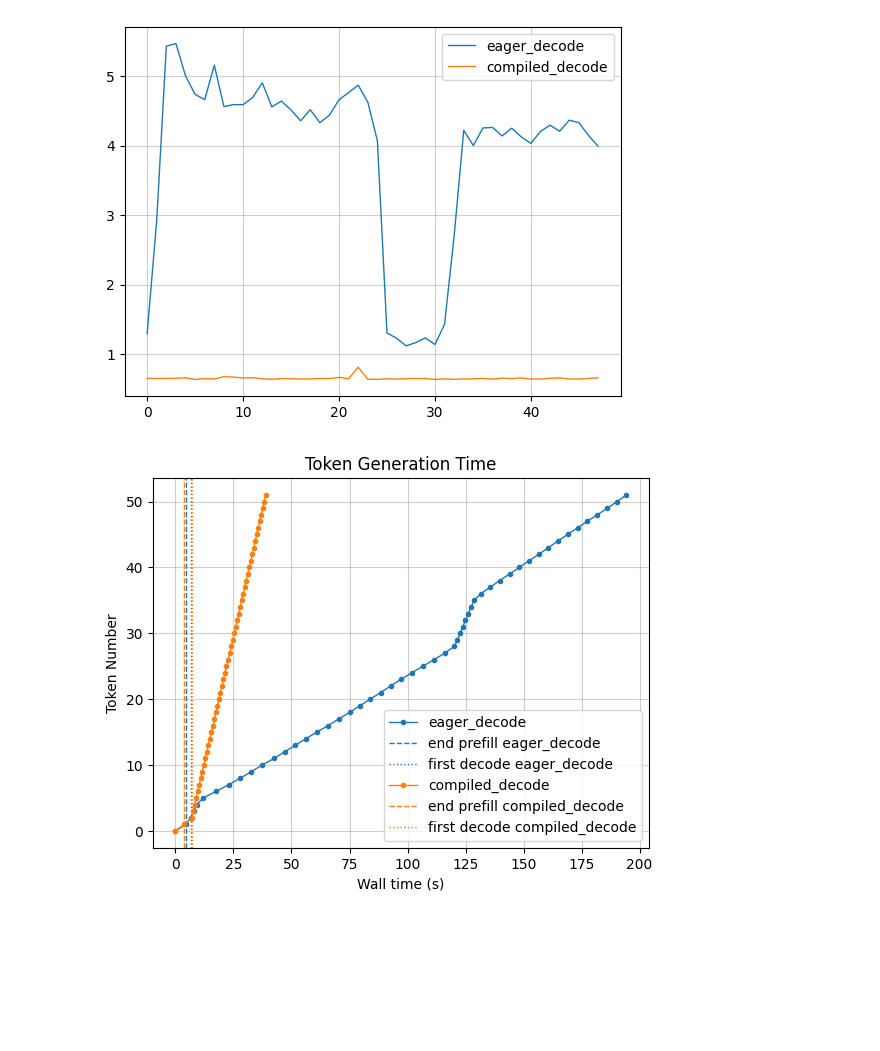
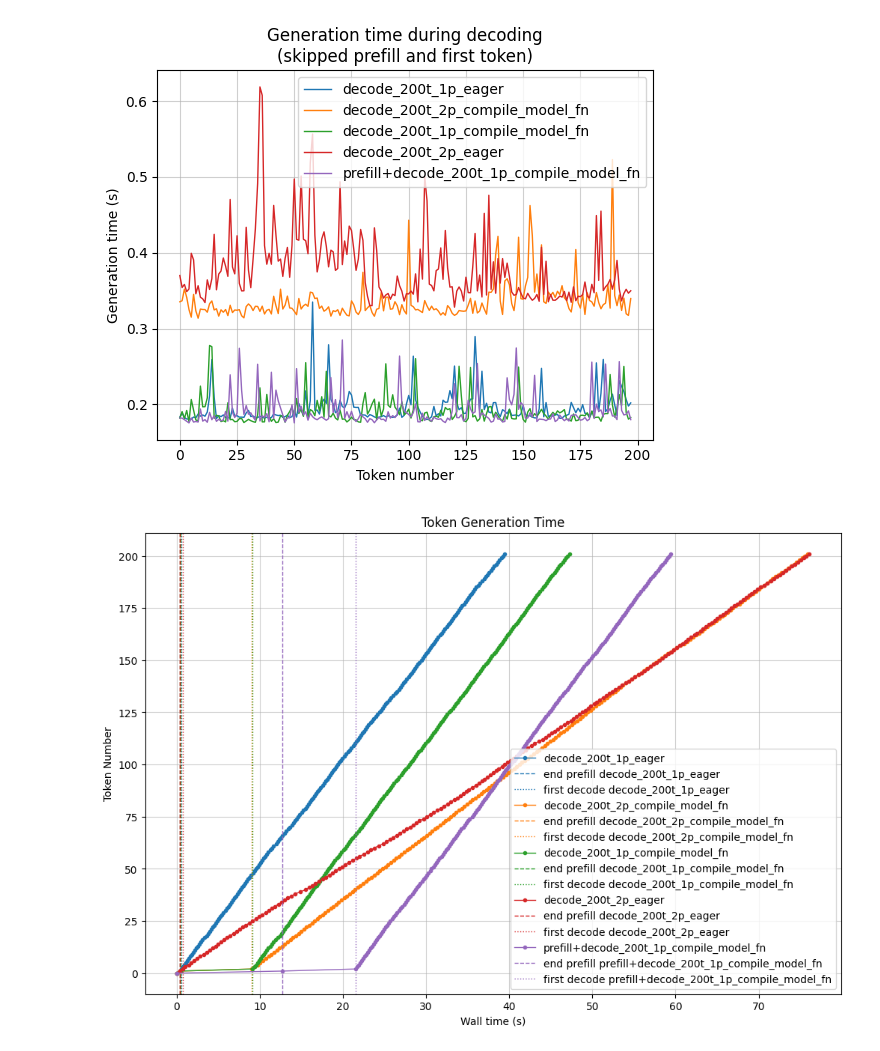
Before and after one commit to TheRootOf3/torch-compile-benchmarks, a Jupyter notebook: visualise_results.ipynb, the cells around one changed output. Drawn from its saved outputs; the diff is of its cells as text; code cells hidden in the pictures; blank space fills up the shorter version.

Commit message:
Updated results visualizer.
Signed-off-by: TheRootOf3 <aceszablewski@gmail.com>

```diff
--- a/visualise_results.ipynb
+++ b/visualise_results.ipynb
@@ -4,9 +5,9 @@ import json
 # %%
-def load_times(files: dict[str, str]) -> dict[str, tuple[list[float], list[float]]]:
+def load_times(files: list[str]) -> dict[str, tuple[list[float], list[float]]]:
     loaded_times = {}
-    for key, file in files.items():
-        with open(file, "r") as f:
+    for filename in files:
+        with open(filename, "r") as f:
             results_dict = json.load(f)
-            loaded_times[key] = results_dict
+            loaded_times[results_dict["experiment_config"]["name"]] = results_dict
 
     return loaded_times
@@ -22,20 +14,32 @@ times = load_times(files)
+# %%
+# all files in a results folder
+files = [f"./results/{x}" for x in os.listdir("results")]
+# files = [
+#     "decode_20t_1p_compile_model_fn_compiled.json",
+#     "decode_20t_1p_compile_model_fn.json",
+# ]
+
+times = load_times(files)
 # %%
 def show_gen_times(times):
     for key, value in times.items():
         gen_time_list = value["results"]["gen_time_list"]
         plt.plot(
             range(len(gen_time_list[2:])),
             gen_time_list[2:],
             label=key,
             linewidth=1,
         )
     plt.grid(alpha=0.6, zorder=1)
+    plt.xlabel("Token number")
+    plt.ylabel("Generation time (s)")
+    plt.title("Generation time during decoding\n(skipped prefill and first token)")
     plt.legend()
 
 
 show_gen_times(times)
 # %% [output]
-[figure, old version]
+[figure, new version]
 # %%
 import matplotlib.pyplot as plt
 
@@ -83,4 +87,4 @@ def show_wall_times(times):
 
 show_wall_times(times)
 # %% [output]
-[figure, old version]
+[figure, new version]
```
Also changed, not shown: parts of 2 cells of this notebook.
